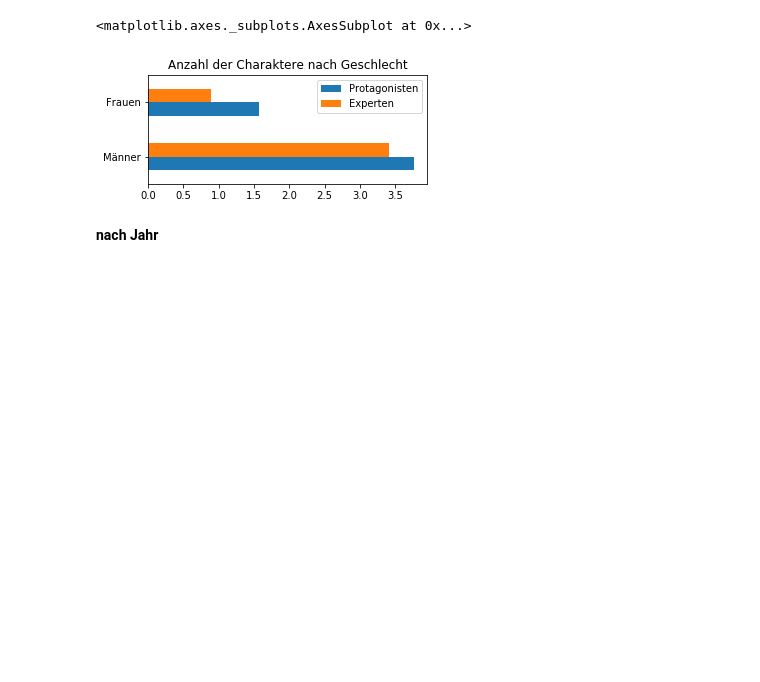
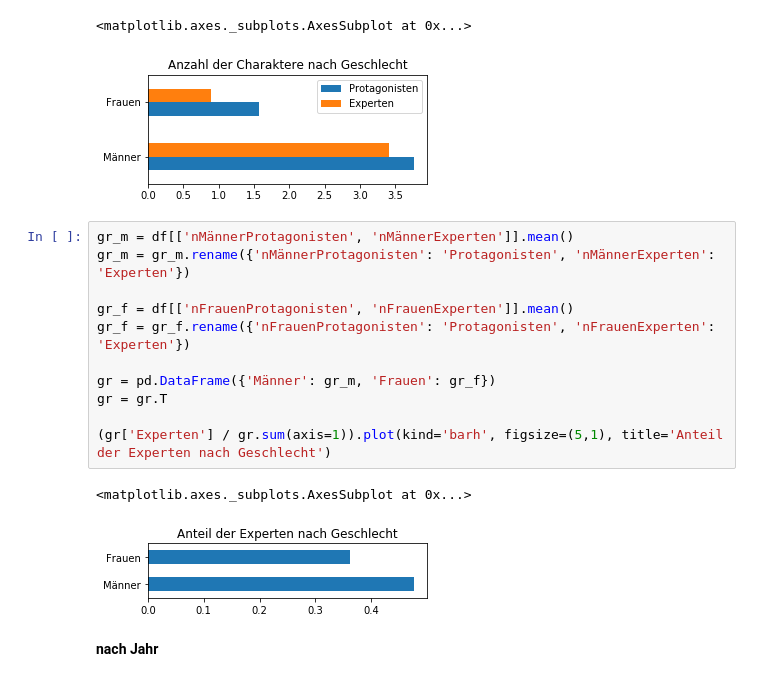
Before and after one commit to simon-pinkmartini/Gender-Analyse, a Jupyter notebook: ipynb/Gender-Auswertung.ipynb, the cells around one changed output. Cells and saved outputs as stored; diff of their text form; blank space fills up the shorter version.

```diff
--- a/ipynb/Gender-Auswertung.ipynb
+++ b/ipynb/Gender-Auswertung.ipynb
@@ -426,6 +426,20 @@ gr.plot(kind='barh', figsize=(5, 2), title='Anzahl der Charaktere nach Geschlech
 # %% [output]
 <matplotlib.axes._subplots.AxesSubplot at 0x...>
 [figure]
+# %%
+gr_m = df[['nMännerProtagonisten', 'nMännerExperten']].mean()
+gr_m = gr_m.rename({'nMännerProtagonisten': 'Protagonisten', 'nMännerExperten': 'Experten'})
+
+gr_f = df[['nFrauenProtagonisten', 'nFrauenExperten']].mean()
+gr_f = gr_f.rename({'nFrauenProtagonisten': 'Protagonisten', 'nFrauenExperten': 'Experten'})
+
+gr = pd.DataFrame({'Männer': gr_m, 'Frauen': gr_f})
+gr = gr.T
+
+(gr['Experten'] / gr.sum(axis=1)).plot(kind='barh', figsize=(5,1), title='Anteil der Experten nach Geschlecht')
+# %% [output]
+<matplotlib.axes._subplots.AxesSubplot at 0x...>
+[figure, added]
 # %% [markdown]
 **nach Jahr**
 # %%
```
Also changed, not shown: parts of 2 cells of this notebook.
